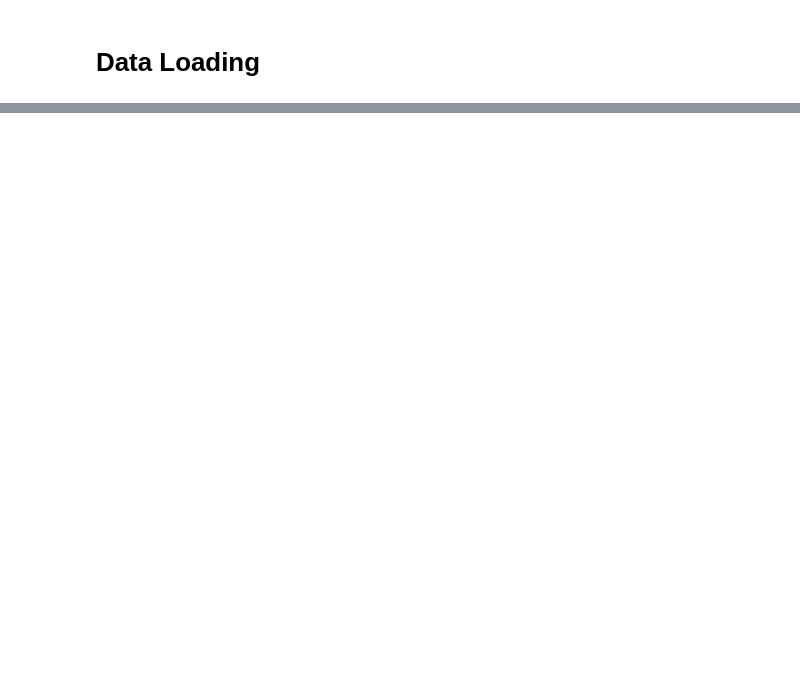
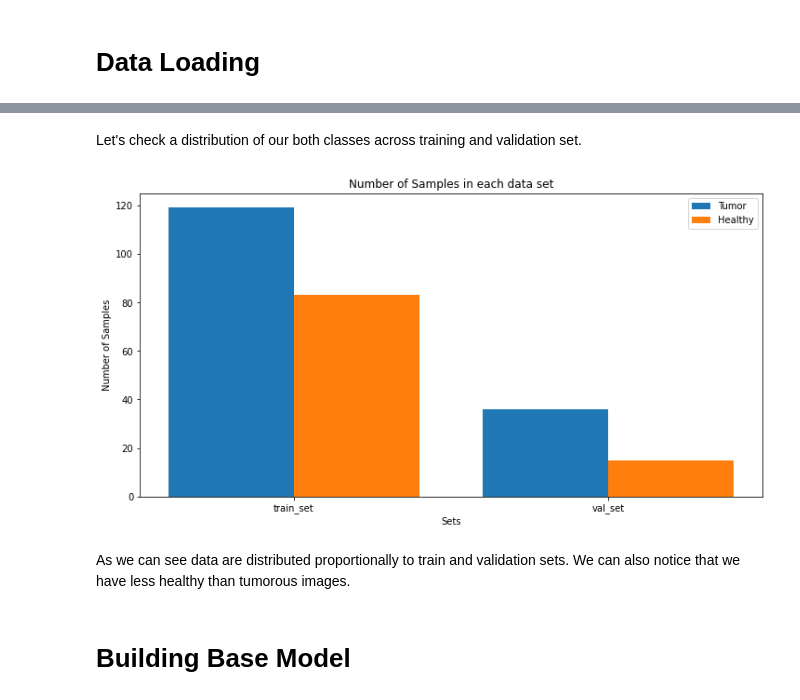
Before and after one commit to KOLA16/Brain-Tumor-Classification, a Jupyter notebook: brain_tumor_classification.ipynb, the cells around one changed output, grey strips where cells are left out. Drawn from its saved outputs; the diff is of its cells as text; code cells hidden in the pictures; blank space fills up the shorter version.

```diff
--- a/brain_tumor_classification.ipynb
+++ b/brain_tumor_classification.ipynb
@@ -173,0 +185,31 @@ val_loader = DataLoader(val_data, batch_size=16, shuffle=True)
+# %% [markdown]
+Let's check a distribution of our both classes across training and validation set.
+# %%
+plt.figure(figsize=(12, 6))
+
+X = ['train_set', 'val_set']
+train_data_no = [sample for sample in train_data if sample[1] == 0]
+val_data_no = [sample for sample in val_data if sample[1] == 0]
+train_data_yes = [sample for sample in train_data if sample[1] == 1]
+val_data_yes = [sample for sample in val_data if sample[1] == 1]
+
+healthy = [len(train_data_no), len(val_data_no)]
+tumor = [len(train_data_yes), len(val_data_yes)]
+
+X_axis = np.arange(len(X))
+
+plt.bar(X_axis - 0.2, tumor, 0.4, label = 'Tumor')
+plt.bar(X_axis + 0.2, healthy, 0.4, label = 'Healthy')
+
+plt.xticks(X_axis, X)
+plt.xlabel("Sets")
+plt.ylabel("Number of Samples")
+plt.title("Number of Samples in each data set")
+plt.legend()
+plt.show()
+# %% [output]
+[figure, added]
+# %% [markdown]
+As we can see data are distributed proportionally to train and validation sets. We can also notice that we have less healthy than tumorous images.
+# %% [markdown]
+# Building Base Model
```
Also changed, not shown: parts of 7 cells of this notebook.
